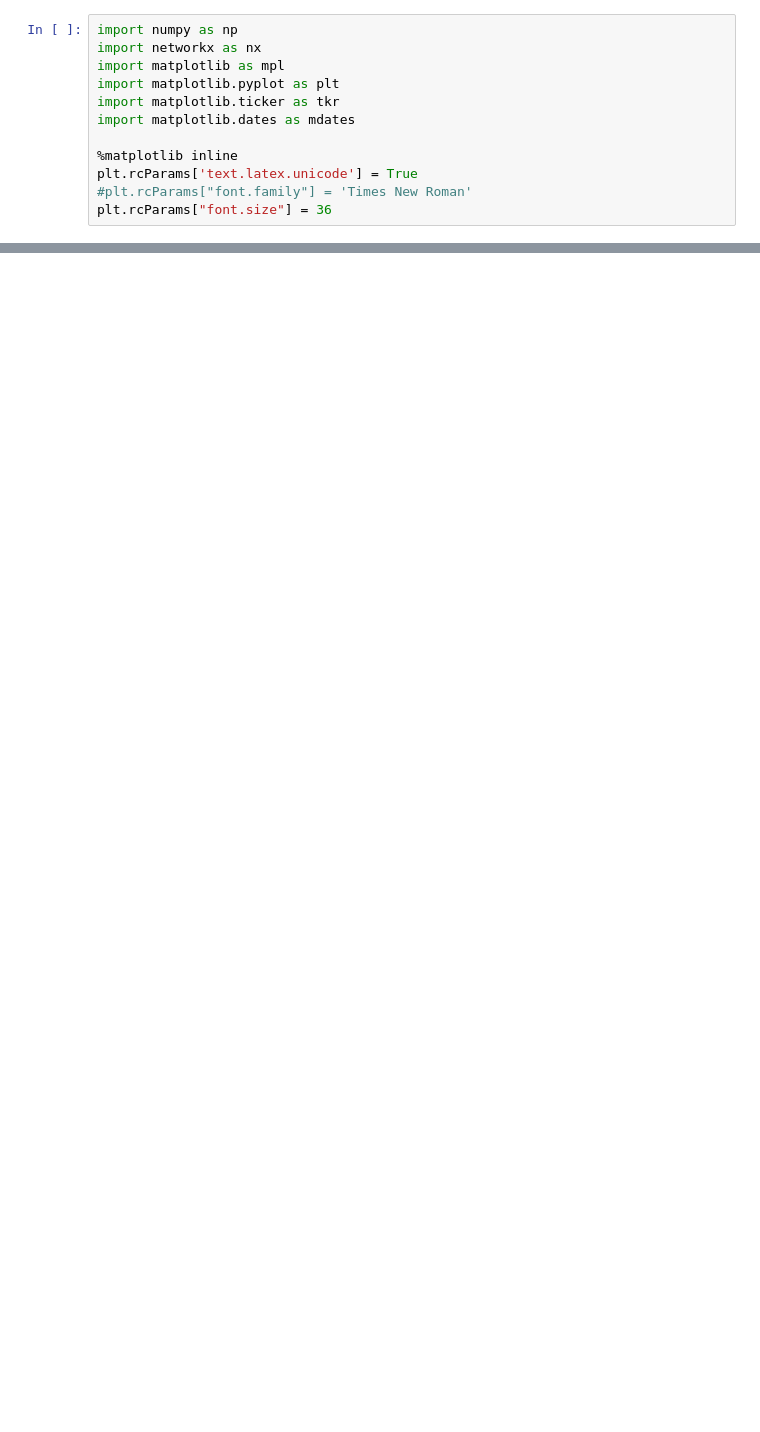
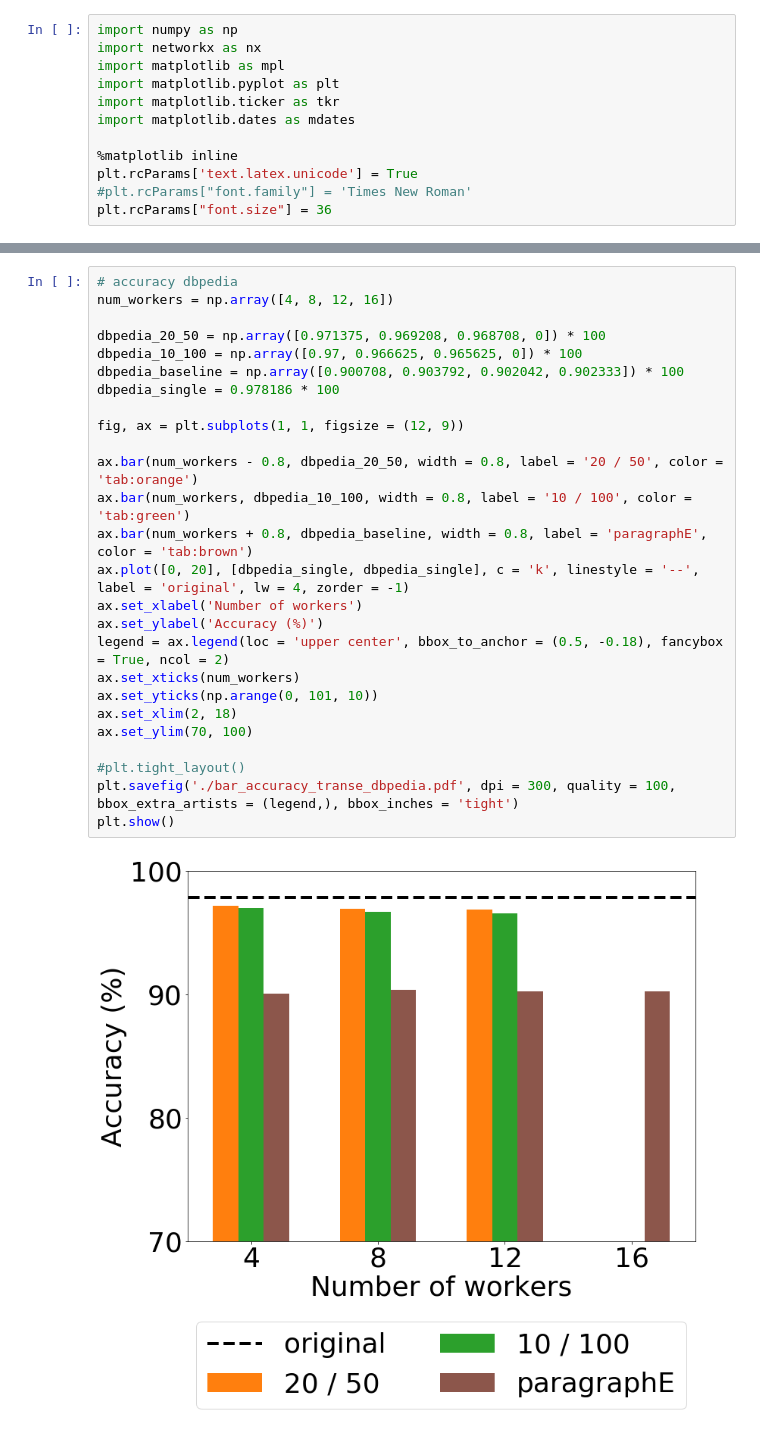
Before and after one commit to ahnjaewoo/Embedding, a Jupyter notebook: figures/figures - dbpedia.ipynb, the cells around one changed output, grey strips where cells are left out. Drawn from its saved outputs; the diff is of its cells as text; blank space fills up the shorter version.

```diff
--- a/figures/figures - dbpedia.ipynb
+++ b/figures/figures - dbpedia.ipynb
@@ -746,0 +71,28 @@ for l in train_wn18:
+# %%
+# accuracy dbpedia
+num_workers = np.array([4, 8, 12, 16])
+
+dbpedia_20_50 = np.array([0.971375, 0.969208, 0.968708, 0]) * 100
+dbpedia_10_100 = np.array([0.97, 0.966625, 0.965625, 0]) * 100
+dbpedia_baseline = np.array([0.900708, 0.903792, 0.902042, 0.902333]) * 100
+dbpedia_single = 0.978186 * 100
+
+fig, ax = plt.subplots(1, 1, figsize = (12, 9))
+
+ax.bar(num_workers - 0.8, dbpedia_20_50, width = 0.8, label = '20 / 50', color = 'tab:orange')
+ax.bar(num_workers, dbpedia_10_100, width = 0.8, label = '10 / 100', color = 'tab:green')
+ax.bar(num_workers + 0.8, dbpedia_baseline, width = 0.8, label = 'paragraphE', color = 'tab:brown')
+ax.plot([0, 20], [dbpedia_single, dbpedia_single], c = 'k', linestyle = '--', label = 'original', lw = 4, zorder = -1)
+ax.set_xlabel('Number of workers')
+ax.set_ylabel('Accuracy (%)')
+legend = ax.legend(loc = 'upper center', bbox_to_anchor = (0.5, -0.18), fancybox = True, ncol = 2)
+ax.set_xticks(num_workers)
+ax.set_yticks(np.arange(0, 101, 10))
+ax.set_xlim(2, 18)
+ax.set_ylim(70, 100)
+
+#plt.tight_layout()
+plt.savefig('./bar_accuracy_transe_dbpedia.pdf', dpi = 300, quality = 100, bbox_extra_artists = (legend,), bbox_inches = 'tight')
+plt.show()
+# %% [output]
+[figure, added]
```
Also changed, not shown: parts of 44 cells of this notebook, 30 other files.
